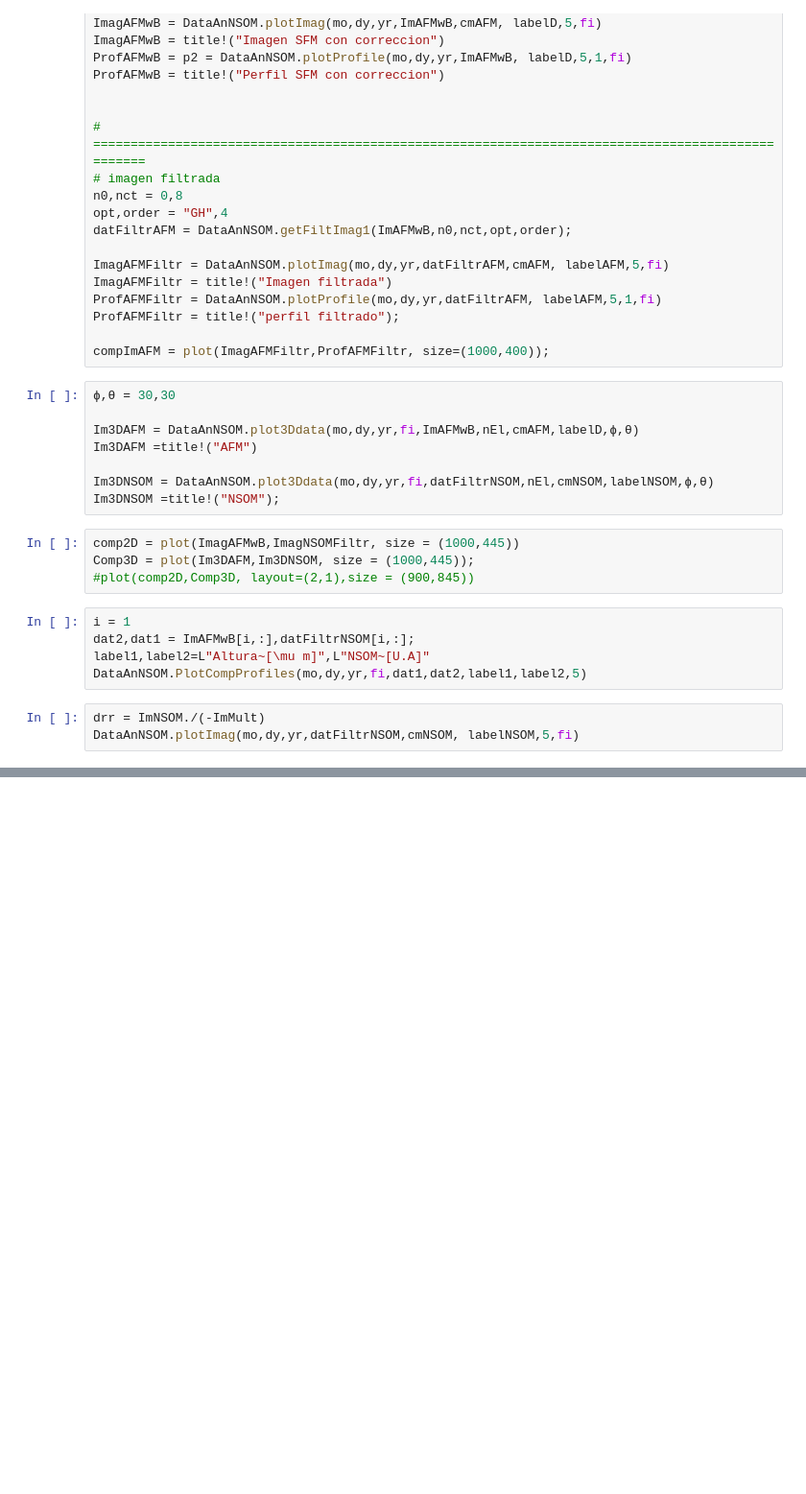
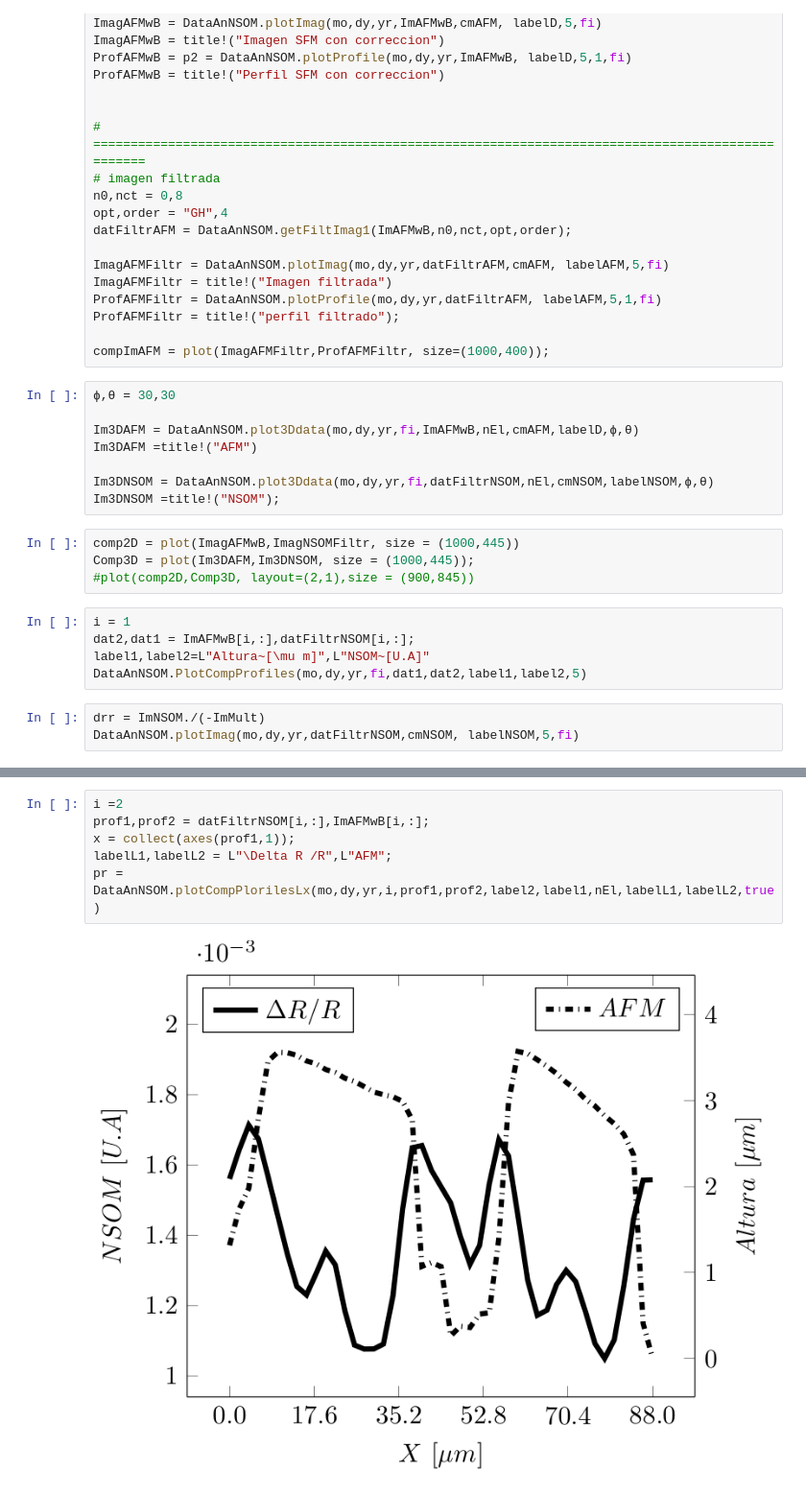
Before and after one commit to Gabmtzz/juDataNSOM, a Jupyter notebook: example/Example.ipynb, the cells around one changed output, grey strips where cells are left out. Shown at 96% size. Saved outputs shown, nothing was run; the diff lists cells and outputs as text; blank space fills up the shorter version.

```diff
--- a/example/Example.ipynb
+++ b/example/Example.ipynb
@@ -92,0 +103,8 @@ DataAnNSOM.plotImag(mo,dy,yr,datFiltrNSOM,cmNSOM, labelNSOM,5,fi)
+# %%
+i =2
+prof1,prof2 = datFiltrNSOM[i,:],ImAFMwB[i,:];
+x = collect(axes(prof1,1));
+labelL1,labelL2 = L"\Delta R /R",L"AFM";
+pr = DataAnNSOM.plotCompPlorilesLx(mo,dy,yr,i,prof1,prof2,label2,label1,nEl,labelL1,labelL2,true)
+# %% [output]
+[figure, added]
```
Also changed, not shown: parts of 3 cells of this notebook.
